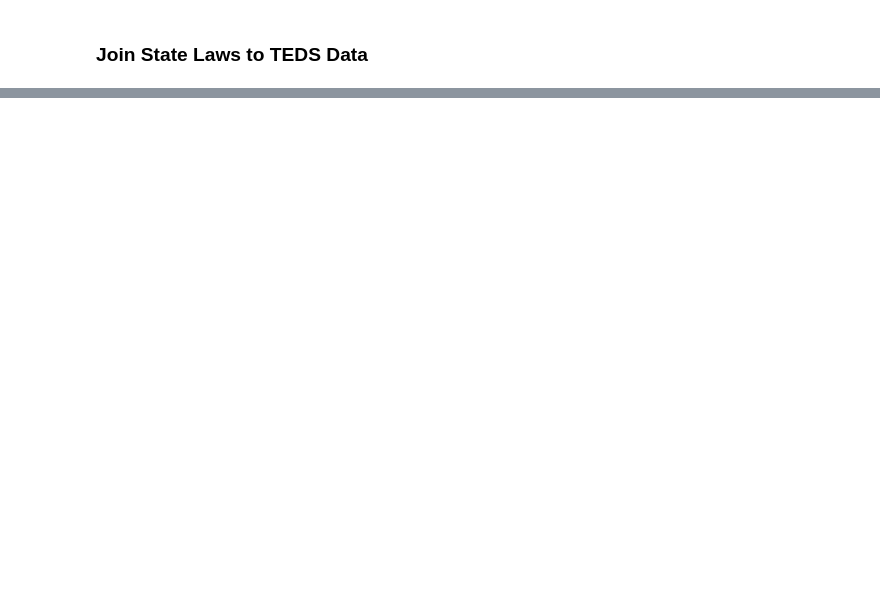
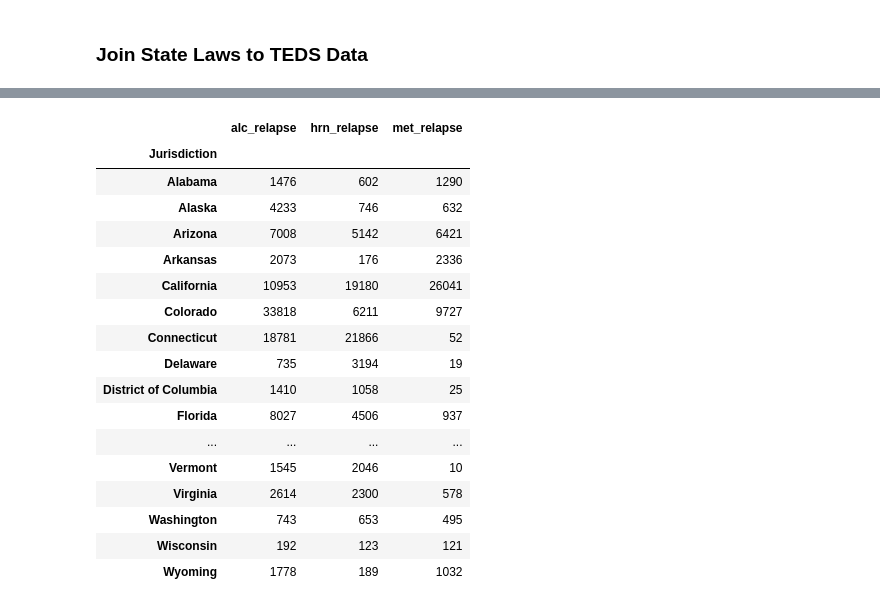
Before and after one commit to afaranda/TEDS_Housing_Employment_Study, a Jupyter notebook: notebooks/01_Explore_And_Process.ipynb, the cells around one changed output, grey strips where cells are left out. Drawn from its saved outputs; the diff is of its cells as text; code cells hidden in the pictures; blank space fills up the shorter version.

Commit message:
Started Exploratory Analysis of State Level Relapse Rates

```diff
--- a/notebooks/01_Explore_And_Process.ipynb
+++ b/notebooks/01_Explore_And_Process.ipynb
@@ -175,0 +190,17 @@ teds_laws.to_csv("analysis_objects/teds_imp_laws.csv")
+# %%
+### Define A function to flag relapses
+def relapse(x, **kwargs):
+    if  (
+            x['SUB1'] == kwargs['drug'] and (
+            x['SUB1_D'] == kwargs['drug'] or\
+            x['SUB2_D'] == kwargs['drug'] or\
+            x['SUB3_D'] == kwargs['drug']
+        )
+    ):
+        return 1
+    else:
+        return 0
+
+### Flag Relapses in data
+test = teds_laws.copy()
+test.loc[:,'MET_RELA'] = test.loc[:,['CASEID','SUB1', 'SUB1_D', 'SUB2_D', 'SUB3_D']].apply(relapse, axis=1, drug=5)
@@ -175,0 +219,26 @@ teds_laws.to_csv("analysis_objects/teds_imp_laws.csv")
+# %%
+## Calculate Number of Relapses Per State
+teds_imp_laws.assign(
+    alc_relapse = lambda x: x.loc[:,['SUB1', 'SUB1_D', 'SUB2_D', 'SUB3_D']].apply(relapse, axis=1, drug=2),
+    hrn_relapse = lambda x: x.loc[:,['SUB1', 'SUB1_D', 'SUB2_D', 'SUB3_D']].apply(relapse, axis=1, drug=5),
+    met_relapse = lambda x: x.loc[:,['SUB1', 'SUB1_D', 'SUB2_D', 'SUB3_D']].apply(relapse, axis=1, drug=10)
+).groupby(['Jurisdiction']).sum().loc[:,['alc_relapse','hrn_relapse', 'met_relapse']]
+# %% [output]
+|  | alc_relapse | hrn_relapse | met_relapse |
+| Jurisdiction |  |  |  |
+| Alabama | 1476 | 602 | 1290 |
+| Alaska | 4233 | 746 | 632 |
+| Arizona | 7008 | 5142 | 6421 |
+| Arkansas | 2073 | 176 | 2336 |
+| California | 10953 | 19180 | 26041 |
+| Colorado | 33818 | 6211 | 9727 |
+| Connecticut | 18781 | 21866 | 52 |
+| Delaware | 735 | 3194 | 19 |
+| District of Columbia | 1410 | 1058 | 25 |
+| Florida | 8027 | 4506 | 937 |
+| ... | ... | ... | ... |
+| Vermont | 1545 | 2046 | 10 |
+| Virginia | 2614 | 2300 | 578 |
+| Washington | 743 | 653 | 495 |
+| Wisconsin | 192 | 123 | 121 |
+| Wyoming | 1778 | 189 | 1032 |
```
Also changed, not shown: parts of 8 cells of this notebook.
